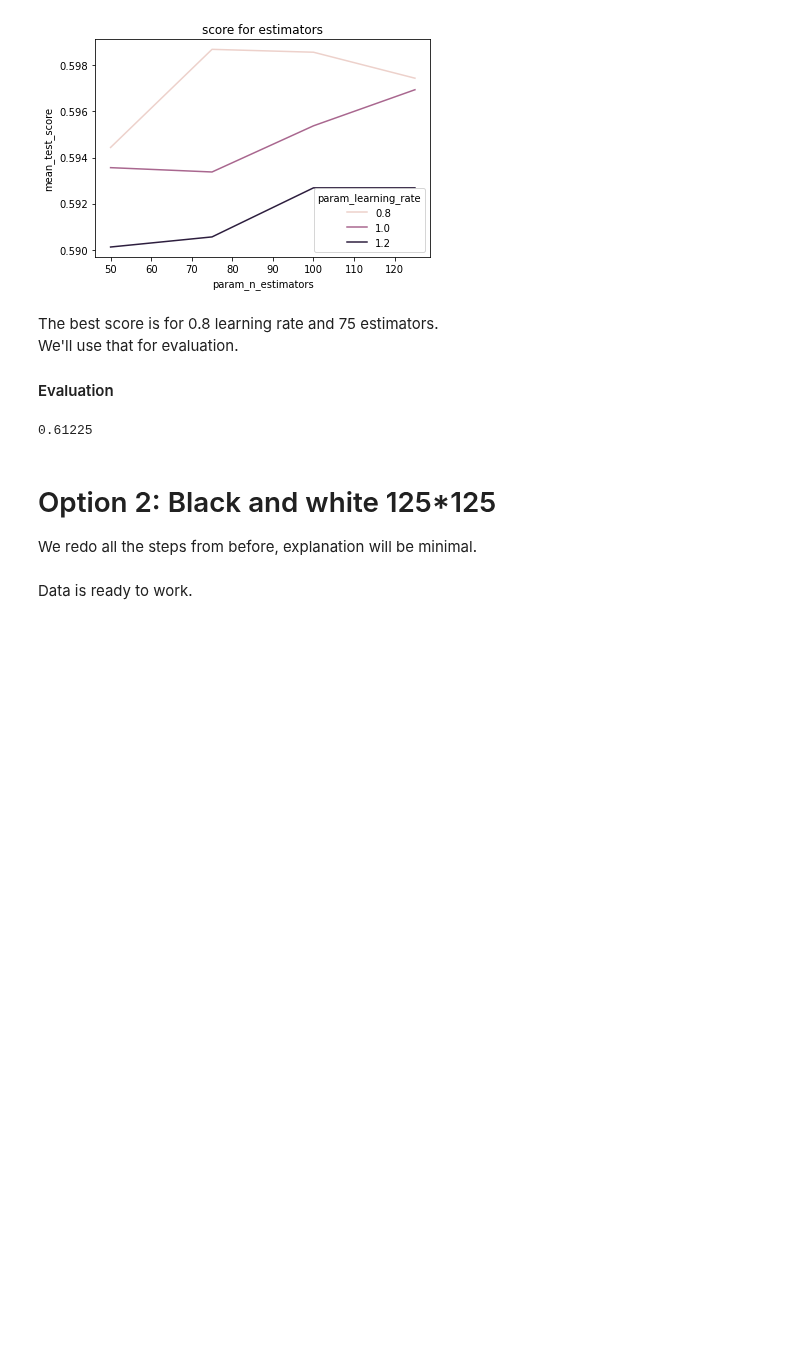
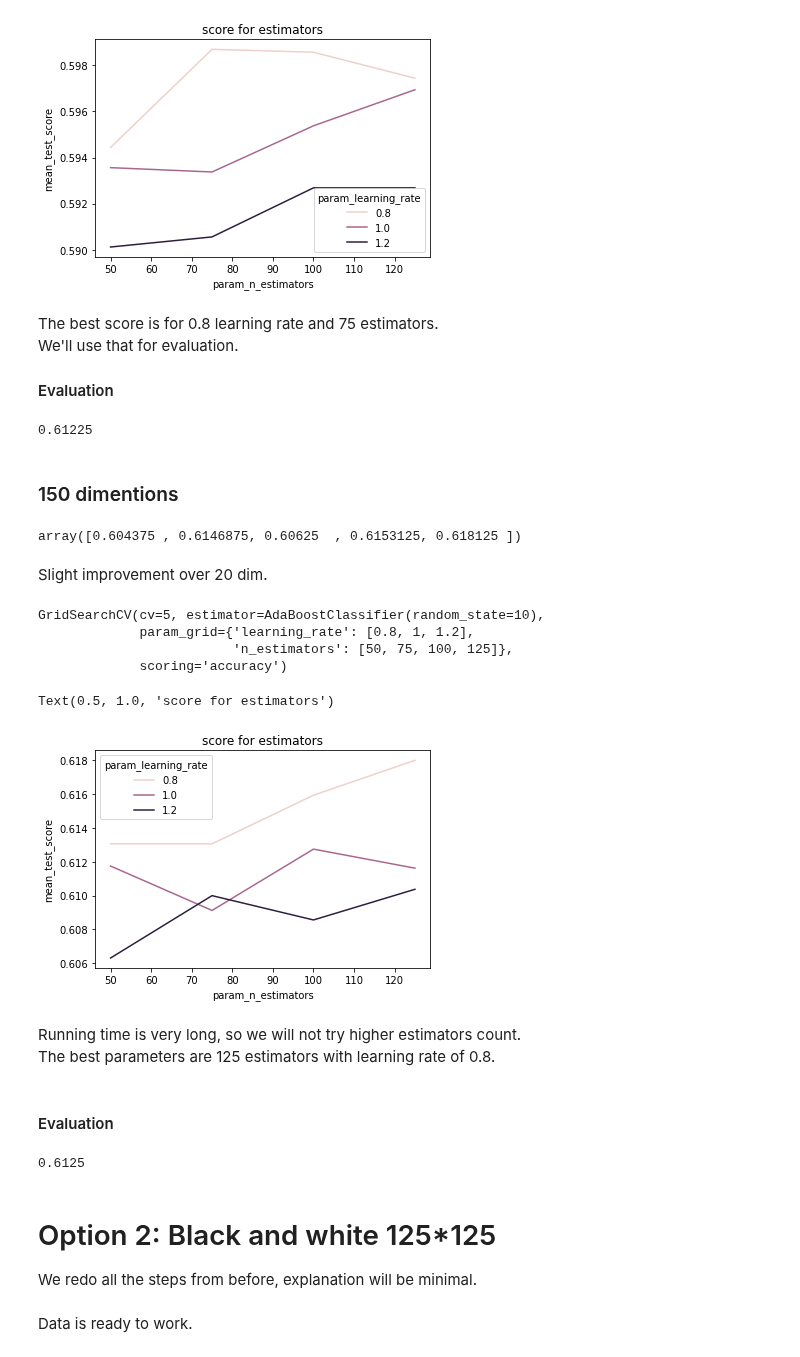
Before and after one commit to oridarshan/data-visualization-project, a Jupyter notebook: Cats_vs_Dogs.ipynb, the cells around one changed output. Drawn from its saved outputs; the diff is of its cells as text; code cells hidden in the pictures; blank space fills up the shorter version.

Commit message:
CvD color 150 dim AdaBoost

```diff
--- a/Cats_vs_Dogs.ipynb
+++ b/Cats_vs_Dogs.ipynb
@@ -439,6 +439,42 @@ abc20=grid.best_estimator_
 abc20.score(X_val_20,y_val)
 # %% [output]
 0.61225
+# %% [markdown]
+### 150 dimentions
+# %%
+from sklearn.ensemble import AdaBoostClassifier
+abc=AdaBoostClassifier(n_estimators=50,random_state=10)
+cvs=cross_val_score(abc,X_train_150,y_train,cv=5,scoring='accuracy')
+cvs
+# %% [output]
+array([0.604375 , 0.6146875, 0.60625  , 0.6153125, 0.618125 ])
+# %% [markdown]
+Slight improvement over 20 dim.
+# %%
+grid=GridSearchCV(abc,{'n_estimators':[50,75,100,125],'learning_rate':[0.8,1,1.2]},cv=5,scoring='accuracy')
+grid.fit(X_train_150,y_train)
+# %% [output]
+GridSearchCV(cv=5, estimator=AdaBoostClassifier(random_state=10),
+             param_grid={'learning_rate': [0.8, 1, 1.2],
+                         'n_estimators': [50, 75, 100, 125]},
+             scoring='accuracy')
+# %%
+cv_res=pd.DataFrame(grid.cv_results_)
+sns.lineplot(data=cv_res,y='mean_test_score',x='param_n_estimators',legend=True,hue='param_learning_rate')
+plt.title('score for estimators')
+# %% [output]
+Text(0.5, 1.0, 'score for estimators')
+[figure, added]
+# %% [markdown]
+Running time is very long, so we will not try higher estimators count.
+The best parameters are 125 estimators with learning rate of 0.8.
+# %% [markdown]
+#### Evaluation
+# %%
+abc150=grid.best_estimator_
+abc150.score(X_val_150,y_val)
+# %% [output]
+0.6125
 # %%
 ##choose best at the end
 #X_test_20=pca20.transform(X_test)
```
Also changed, not shown: parts of 1 cell of this notebook.
